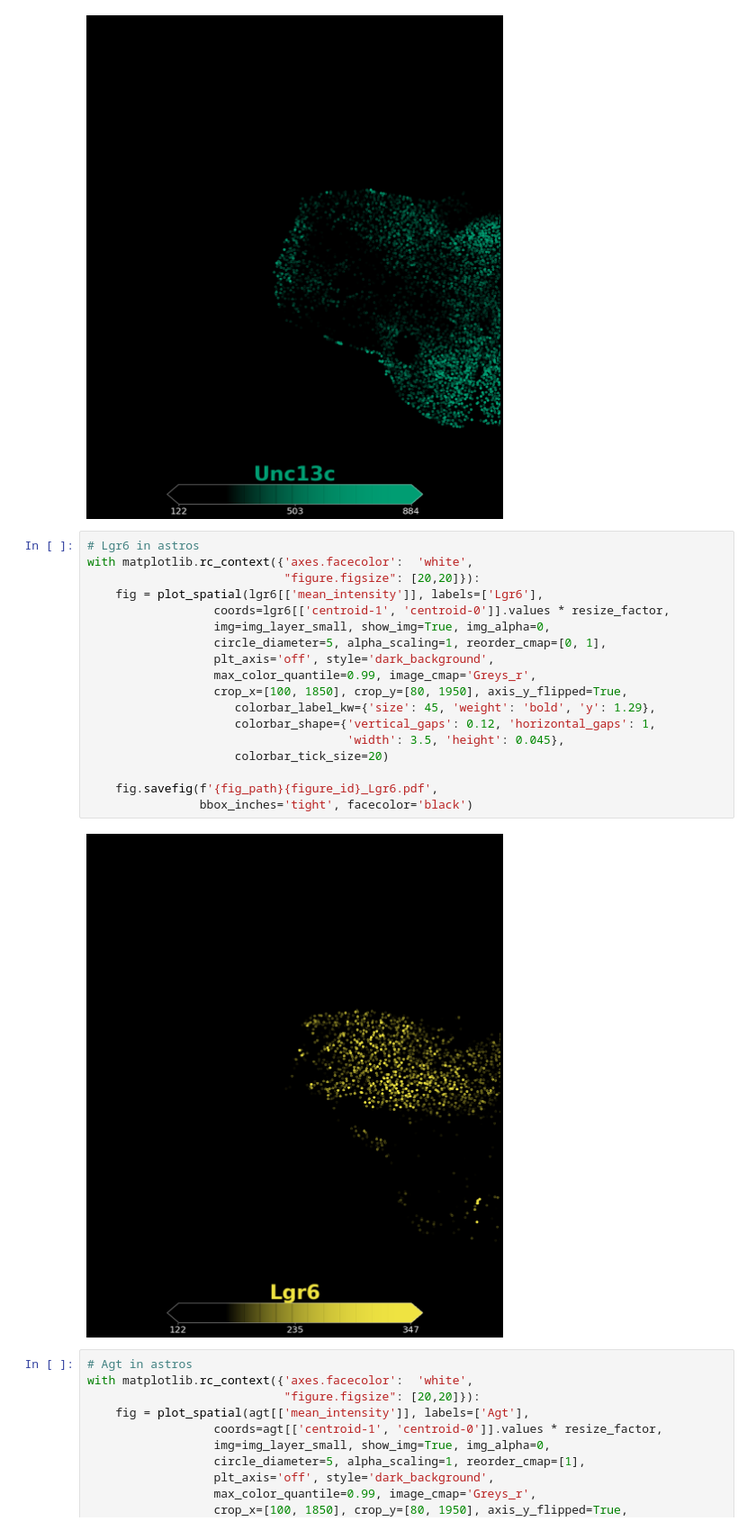
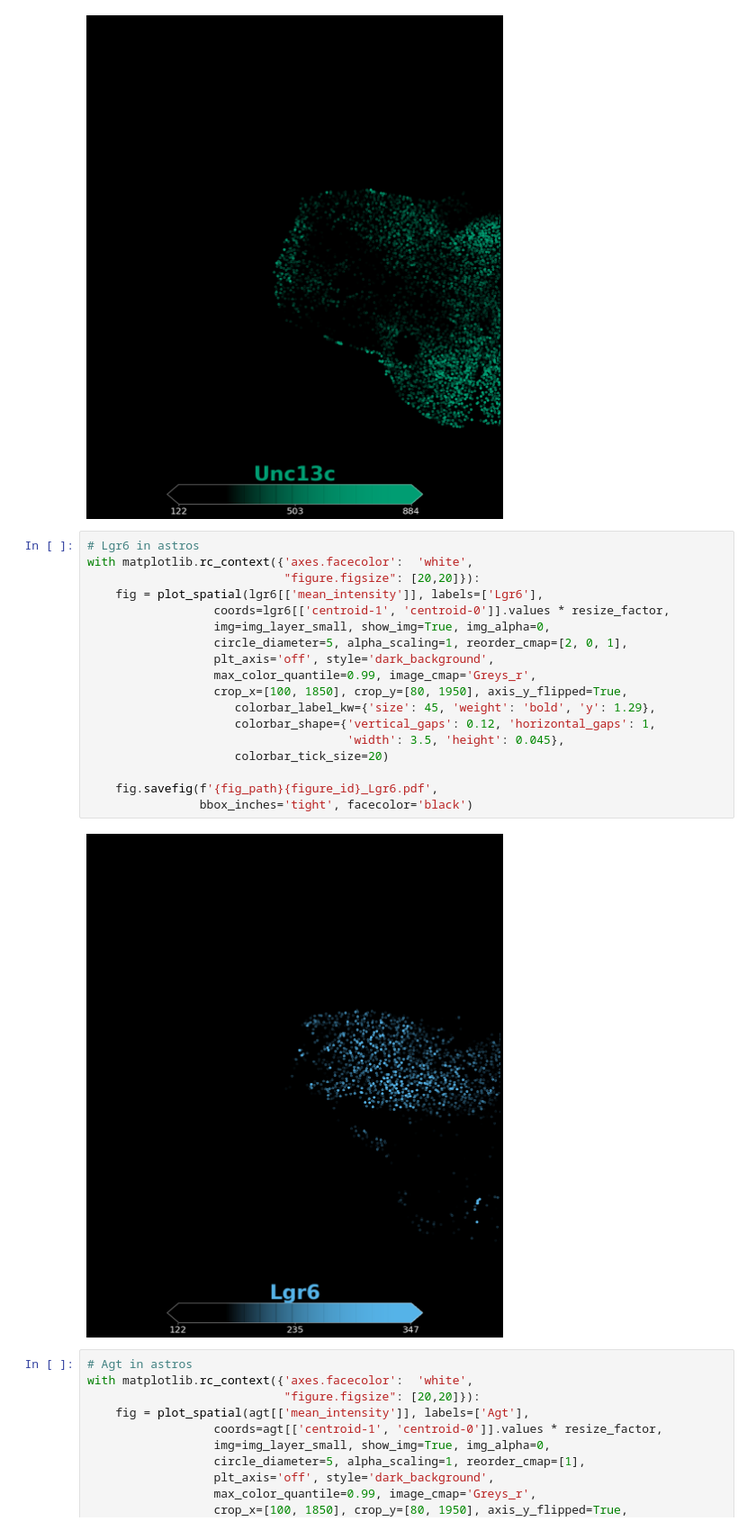
Before and after one commit to vitkl/cell2location_paper, a Jupyter notebook: notebooks/mouse_brain_visium/Fig3_smFISH_validation_Unc13c_Agt_Ttll3_Lgr6.ipynb, the cells around one changed output. Shown at 90% size. Saved outputs shown, nothing was run; the diff lists cells and outputs as text.

Commit message:
Fig3C region plots for all samples & updated colours of Fig3f Lgr6

```diff
--- a/notebooks/mouse_brain_visium/Fig3_smFISH_validation_Unc13c_Agt_Ttll3_Lgr6.ipynb
+++ b/notebooks/mouse_brain_visium/Fig3_smFISH_validation_Unc13c_Agt_Ttll3_Lgr6.ipynb
@@ -242,23 +244,23 @@ with matplotlib.rc_context({'axes.facecolor':  'white',
 # %%
 # Lgr6 in astros
 with matplotlib.rc_context({'axes.facecolor':  'white',
                             "figure.figsize": [20,20]}):
     fig = plot_spatial(lgr6[['mean_intensity']], labels=['Lgr6'],
                   coords=lgr6[['centroid-1', 'centroid-0']].values * resize_factor,
                   img=img_layer_small, show_img=True, img_alpha=0,
-                  circle_diameter=5, alpha_scaling=1, reorder_cmap=[0, 1],
+                  circle_diameter=5, alpha_scaling=1, reorder_cmap=[2, 0, 1],
                   plt_axis='off', style='dark_background',
                   max_color_quantile=0.99, image_cmap='Greys_r',
                   crop_x=[100, 1850], crop_y=[80, 1950], axis_y_flipped=True,
                      colorbar_label_kw={'size': 45, 'weight': 'bold', 'y': 1.29},
                      colorbar_shape={'vertical_gaps': 0.12, 'horizontal_gaps': 1,
                                      'width': 3.5, 'height': 0.045},
                      colorbar_tick_size=20)
 
     fig.savefig(f'{fig_path}{figure_id}_Lgr6.pdf',
                 bbox_inches='tight', facecolor='black')
 # %% [output]
-[figure, old version]
+[figure, new version]
 # %%
 # Agt in astros
 with matplotlib.rc_context({'axes.facecolor':  'white',
```
Also changed, not shown: parts of 1 cell of this notebook, 18 other files.
